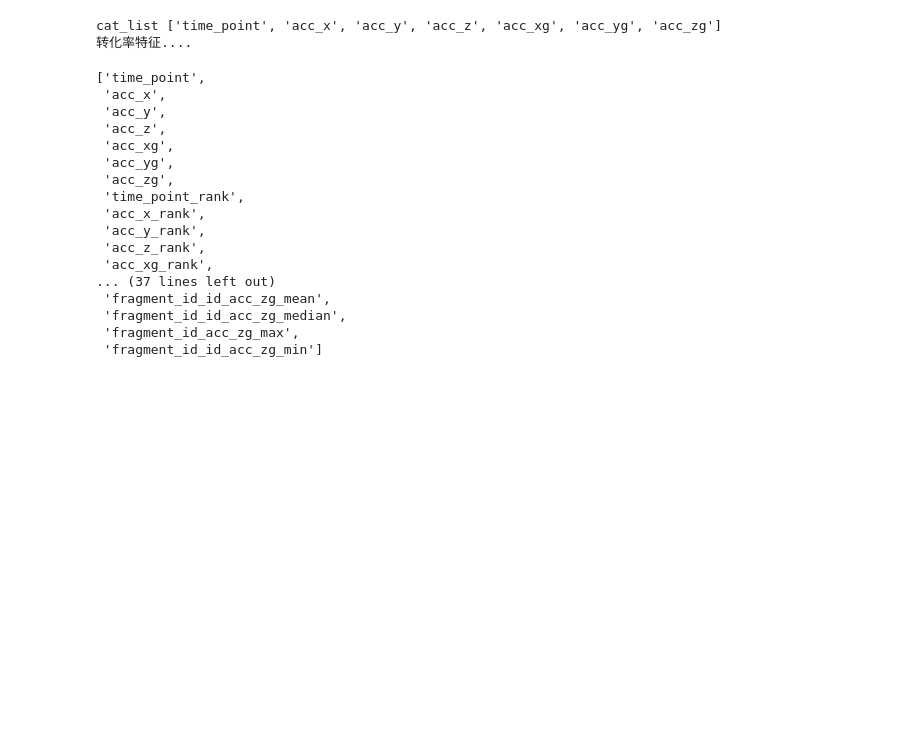
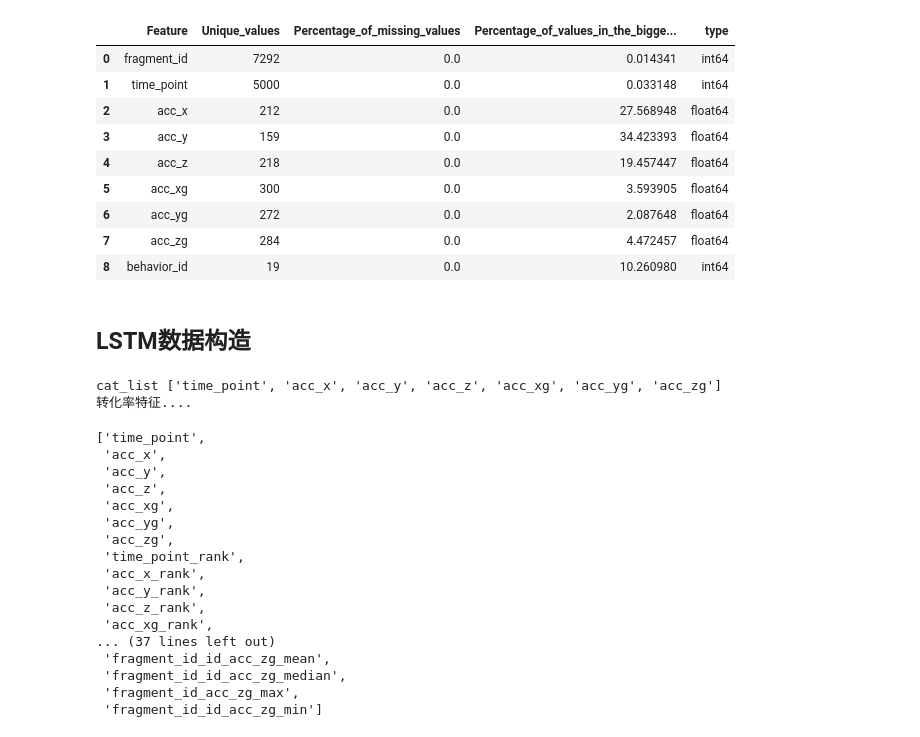
Before and after one commit to BruceDGit/Cellphone-Behavior, a Jupyter notebook: EDA.ipynb, the cells around one changed output. Cells and saved outputs as stored; diff of their text form; code cells hidden in the pictures; blank space fills up the shorter version.

```diff
--- a/EDA.ipynb
+++ b/EDA.ipynb
@@ -10,3 +35,30 @@ test = pd.read_csv(data_path+'sensor_test.csv')
+# %%
+def statics(data):
+    stats = []
+    for col in data.columns:
+        stats.append((col, data[col].nunique(), data[col].isnull().sum() * 100 / data.shape[0],
+                      data[col].value_counts(normalize=True, dropna=False).values[0] * 100, data[col].dtype))
+
+    stats_df = pd.DataFrame(stats, columns=['Feature', 'Unique_values', 'Percentage_of_missing_values',
+                                            'Percentage_of_values_in_the_biggest category', 'type'])
+    stats_df.sort_values('Percentage_of_missing_values', ascending=False, inplace=True)
+    return stats_df
+# %%
+train_stats_df=statics(train)
+train_stats_df
+# %% [output]
+|  | Feature | Unique_values | Percentage_of_missing_values | Percentage_of_values_in_the_bigge... | type |
+| 0 | fragment_id | 7292 | 0.0 | 0.014341 | int64 |
+| 1 | time_point | 5000 | 0.0 | 0.033148 | int64 |
+| 2 | acc_x | 212 | 0.0 | 27.568948 | float64 |
+| 3 | acc_y | 159 | 0.0 | 34.423393 | float64 |
+| 4 | acc_z | 218 | 0.0 | 19.457447 | float64 |
+| 5 | acc_xg | 300 | 0.0 | 3.593905 | float64 |
+| 6 | acc_yg | 272 | 0.0 | 2.087648 | float64 |
+| 7 | acc_zg | 284 | 0.0 | 4.472457 | float64 |
+| 8 | behavior_id | 19 | 0.0 | 10.260980 | int64 |
+# %% [markdown]
+## LSTM数据构造
 # %%
 label = 'behavior_id'
 test['fragment_id'] += 10000
```
Also changed, not shown: parts of 4 cells of this notebook, 4 other files.
